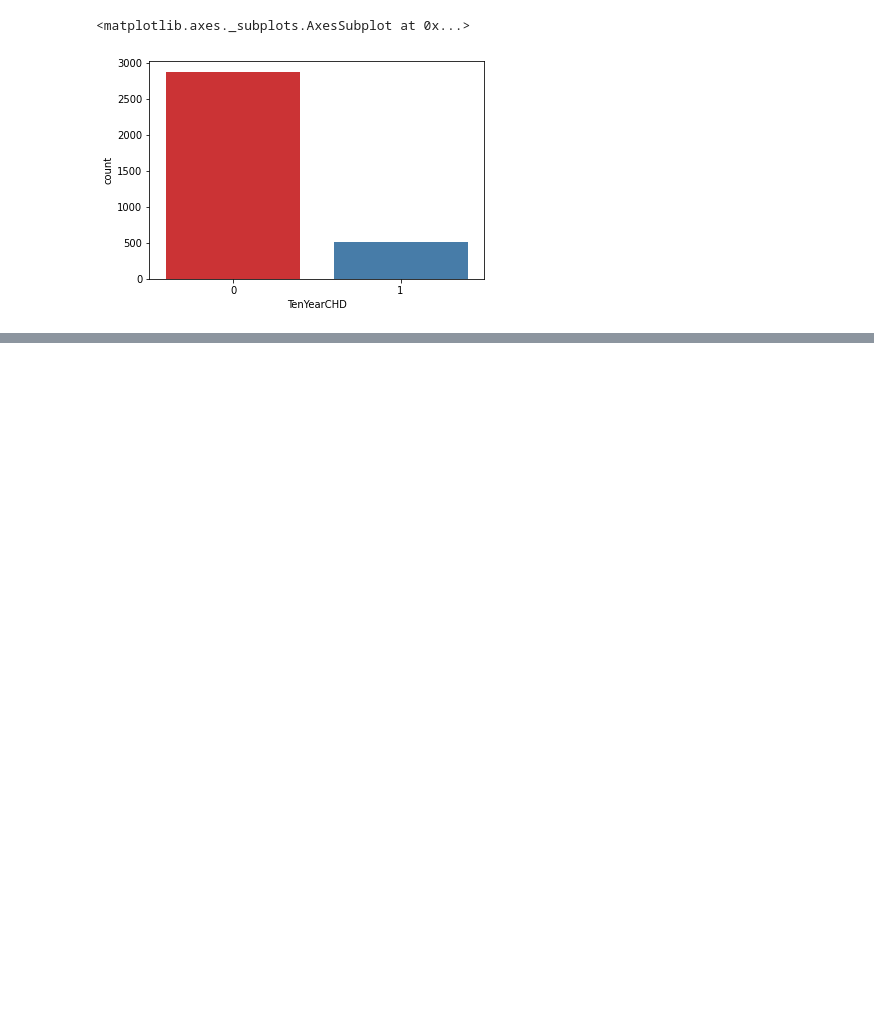
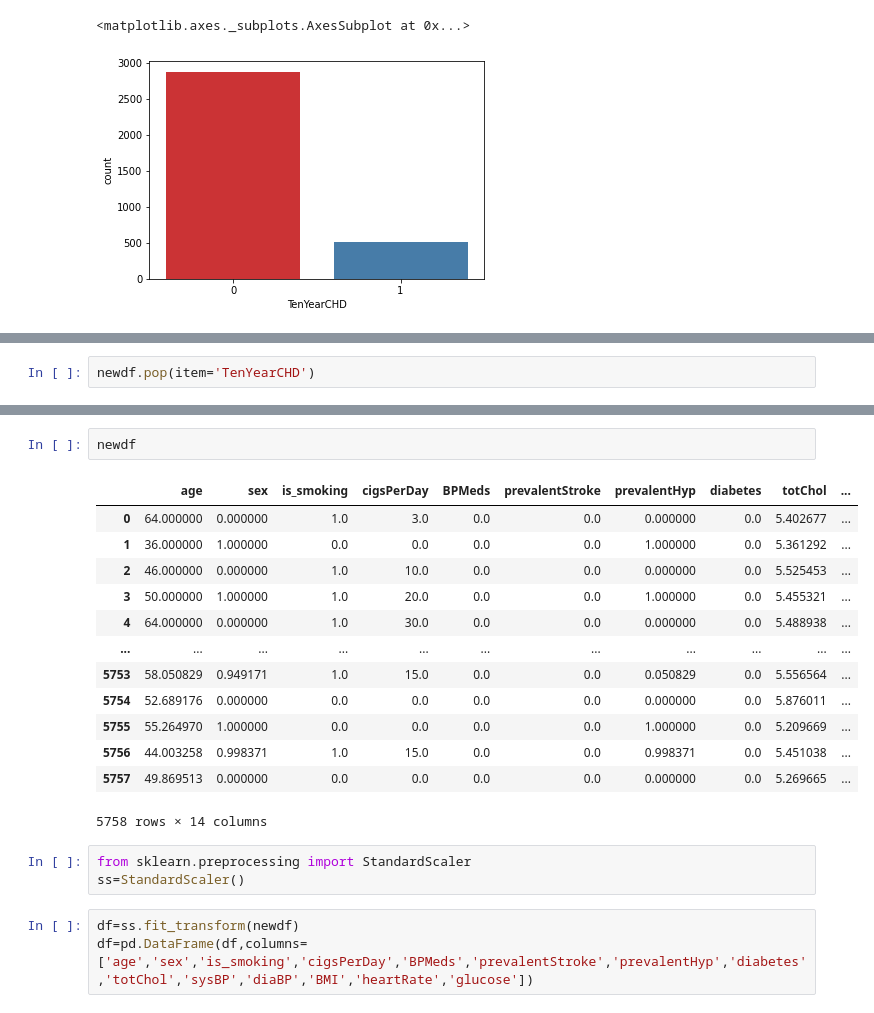
Before and after one commit to raghavendrakulkarni14/Cardiovascular_risk_prediction_classification, a Jupyter notebook: RaghavendraAKulkarniClassification.ipynb, the cells around one changed output, grey strips where cells are left out. Cells and saved outputs as stored; diff of their text form; blank space fills up the shorter version.

```diff
--- a/RaghavendraAKulkarniClassification.ipynb
+++ b/RaghavendraAKulkarniClassification.ipynb
@@ -218,0 +255,2 @@ sns.countplot(x="TenYearCHD", data=df,palette='Set1')
+# %%
+newdf.pop(item='TenYearCHD')
@@ -218,0 +270,22 @@ sns.countplot(x="TenYearCHD", data=df,palette='Set1')
+# %%
+newdf
+# %% [output]
+|  | age | sex | is_smoking | cigsPerDay | BPMeds | prevalentStroke | prevalentHyp | diabetes | totChol | ... |
+| 0 | 64.000000 | 0.000000 | 1.0 | 3.0 | 0.0 | 0.0 | 0.000000 | 0.0 | 5.402677 | ... |
+| 1 | 36.000000 | 1.000000 | 0.0 | 0.0 | 0.0 | 0.0 | 1.000000 | 0.0 | 5.361292 | ... |
+| 2 | 46.000000 | 0.000000 | 1.0 | 10.0 | 0.0 | 0.0 | 0.000000 | 0.0 | 5.525453 | ... |
+| 3 | 50.000000 | 1.000000 | 1.0 | 20.0 | 0.0 | 0.0 | 1.000000 | 0.0 | 5.455321 | ... |
+| 4 | 64.000000 | 0.000000 | 1.0 | 30.0 | 0.0 | 0.0 | 0.000000 | 0.0 | 5.488938 | ... |
+| ... | ... | ... | ... | ... | ... | ... | ... | ... | ... | ... |
+| 5753 | 58.050829 | 0.949171 | 1.0 | 15.0 | 0.0 | 0.0 | 0.050829 | 0.0 | 5.556564 | ... |
+| 5754 | 52.689176 | 0.000000 | 0.0 | 0.0 | 0.0 | 0.0 | 0.000000 | 0.0 | 5.876011 | ... |
+| 5755 | 55.264970 | 1.000000 | 0.0 | 0.0 | 0.0 | 0.0 | 1.000000 | 0.0 | 5.209669 | ... |
+| 5756 | 44.003258 | 0.998371 | 1.0 | 15.0 | 0.0 | 0.0 | 0.998371 | 0.0 | 5.451038 | ... |
+| 5757 | 49.869513 | 0.000000 | 0.0 | 0.0 | 0.0 | 0.0 | 0.000000 | 0.0 | 5.269665 | ... |
+5758 rows × 14 columns
+# %%
+from sklearn.preprocessing import StandardScaler
+ss=StandardScaler()
+# %%
+df=ss.fit_transform(newdf)
+df=pd.DataFrame(df,columns=['age','sex','is_smoking','cigsPerDay','BPMeds','prevalentStroke','prevalentHyp','diabetes','totChol','sysBP','diaBP','BMI','heartRate','glucose'])
```
Also changed, not shown: parts of 24 cells of this notebook.
